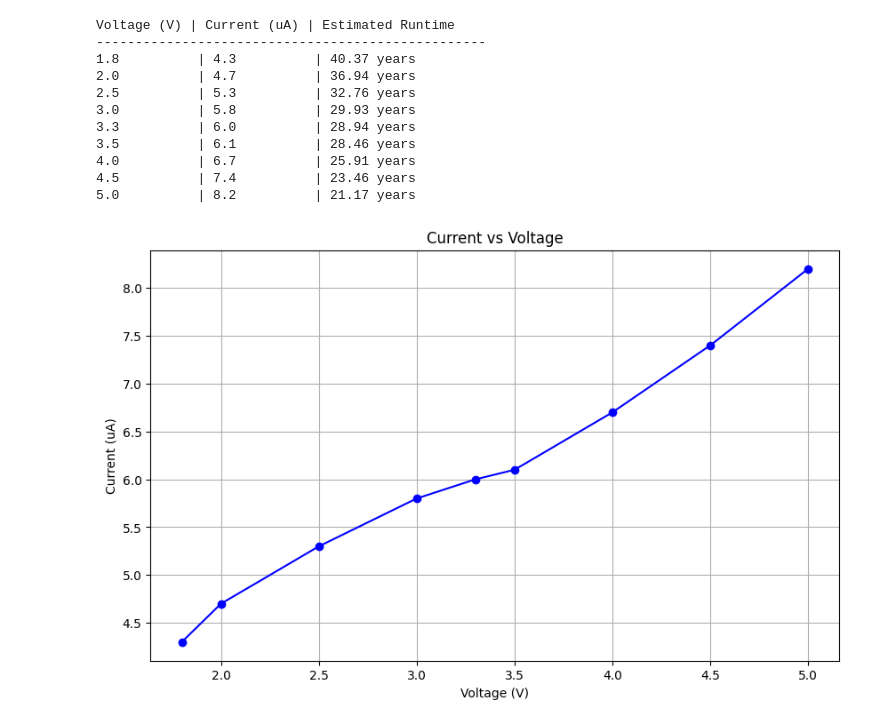
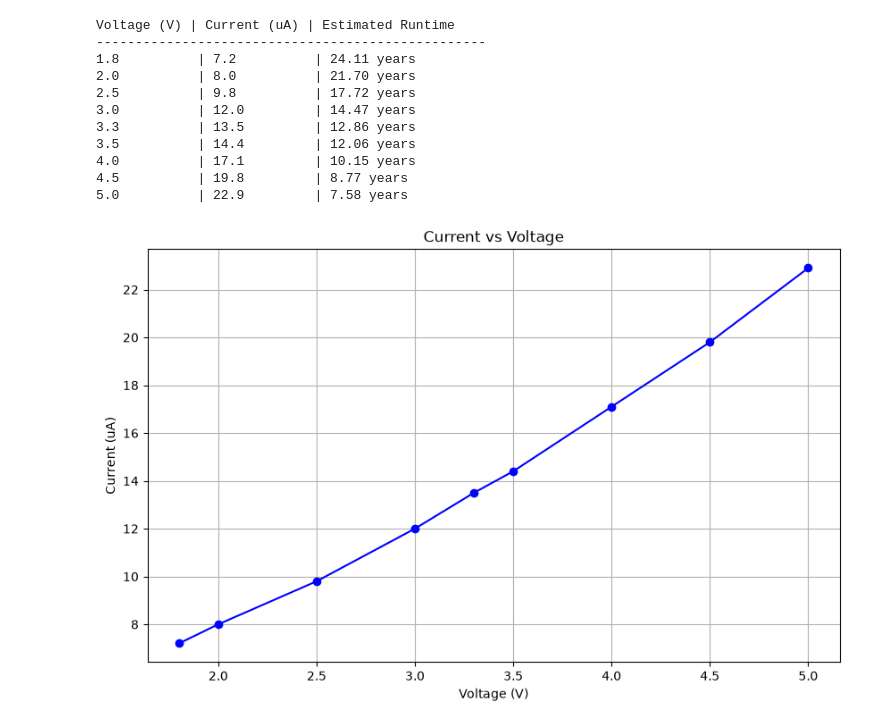
Before and after one commit to shadow578/attiny-sleep-mcu, a Jupyter notebook: docs/current_measurements.ipynb, the cells around one changed output. Drawn from its saved outputs; the diff is of its cells as text; code cells hidden in the pictures.

Commit message:
update current measurement docs

```diff
--- a/docs/current_measurements.ipynb
+++ b/docs/current_measurements.ipynb
@@ -23,16 +21,22 @@ Note: you may need to restart the kernel to use updated packages.
+# %%
+# env:attiny85
+
+# NOTE: measurements taken with the attiny driving the EN pin of the
+# TPS63020, which has *considerably* higher quiescent current than
+# switching GND of the TPS63020 with a MOSFET.
+# with the second option, current at 3.3 V is about 4 uA, but i didn't measure much more than that.
+measurements = {
+  1.8: 7.2, # at 1.8 V, 4.3 uA
+  2.0: 8.0,
+  2.5: 9.8,
+  3.0: 12.0,
+  3.3: 13.5,
+  3.5: 14.4,
+  4.0: 17.1,
+  4.5: 19.8,
+  5.0: 22.9,
+}
 # %%
-measurements = {
-  1.8: 4.3, # at 1.8 V, 4.3 uA
-  2.0: 4.7,
-  2.5: 5.3,
-  3.0: 5.8,
-  3.3: 6.0,
-  3.5: 6.1,
-  4.0: 6.7,
-  4.5: 7.4,
-  5.0: 8.2,
-}
-
 battery_capacity = 1500 # mAh
 battery_capacity *= 1000 # convert to uAh
 
@@ -54,40 +58,40 @@ def convert_runtime(hours):
 # Create a table for better visualization
 table = "Voltage (V) | Current (uA) | Estimated Runtime\n"
 table += "-" * 50 + "\n"
 
 for v in measurements:
   runtime_str = convert_runtime(runtime_hours[v])
   table += f"{v:<12} | {measurements[v]:<12} | {runtime_str:<12}\n"
 
 # Display the table
 print(table)
 
 
 
 import matplotlib.pyplot as plt
 
 # Extract voltage and current values
 voltages = list(measurements.keys())
 currents = list(measurements.values())
 
 # Plot current vs voltage
 plt.figure(figsize=(10, 6))
 plt.plot(voltages, currents, marker='o', linestyle='-', color='b')
 plt.title('Current vs Voltage')
 plt.xlabel('Voltage (V)')
 plt.ylabel('Current (uA)')
 plt.grid(True)
 plt.show()
 # %% [output]
 Voltage (V) | Current (uA) | Estimated Runtime
 --------------------------------------------------
-1.8          | 4.3          | 40.37 years
-2.0          | 4.7          | 36.94 years
-2.5          | 5.3          | 32.76 years
-3.0          | 5.8          | 29.93 years
-3.3          | 6.0          | 28.94 years
-3.5          | 6.1          | 28.46 years
-4.0          | 6.7          | 25.91 years
-4.5          | 7.4          | 23.46 years
-5.0          | 8.2          | 21.17 years
+1.8          | 7.2          | 24.11 years
+2.0          | 8.0          | 21.70 years
+2.5          | 9.8          | 17.72 years
+3.0          | 12.0         | 14.47 years
+3.3          | 13.5         | 12.86 years
+3.5          | 14.4         | 12.06 years
+4.0          | 17.1         | 10.15 years
+4.5          | 19.8         | 8.77 years
+5.0          | 22.9         | 7.58 years
-[figure, old version]
+[figure, new version]
```
Also changed, not shown: parts of 1 cell of this notebook.
